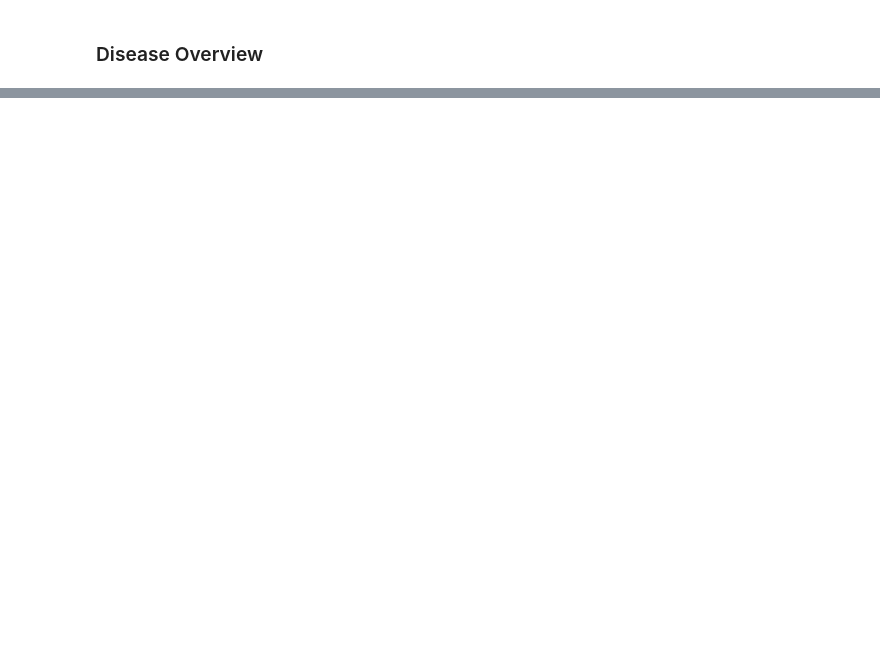
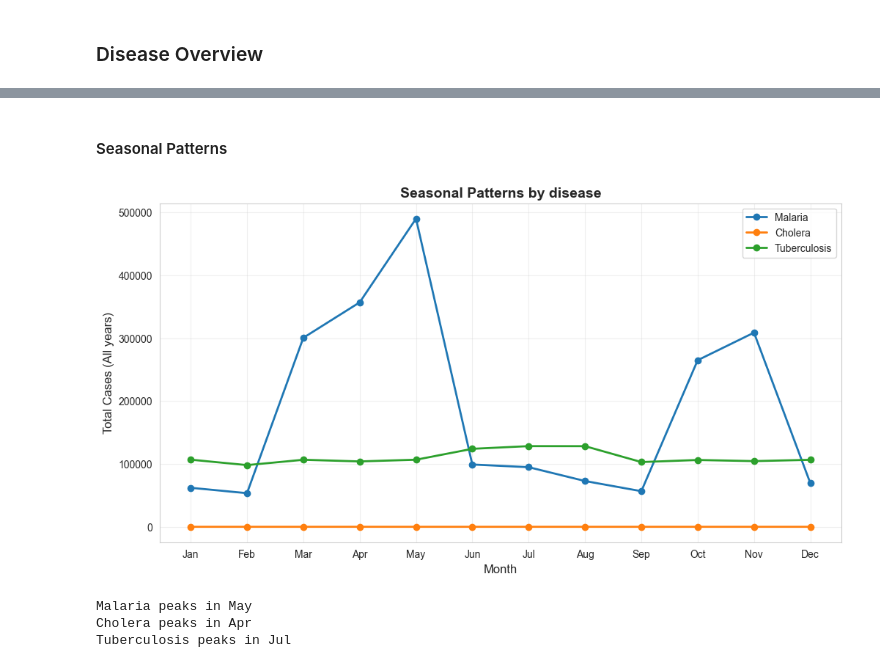
Before and after one commit to Don-Alvin/afrihealth-disease-surveillance, a Jupyter notebook: notebooks/01_exploratory_data_analysis.ipynb, the cells around one changed output, grey strips where cells are left out. Saved outputs shown, nothing was run; the diff lists cells and outputs as text; code cells hidden in the pictures; blank space fills up the shorter version.

```diff
--- a/notebooks/01_exploratory_data_analysis.ipynb
+++ b/notebooks/01_exploratory_data_analysis.ipynb
@@ -89,0 +146,38 @@ country_summary['fatality_rate_pct'] = ((country_summary['deaths'] / country_sum
+# %% [markdown]
+#### Seasonal Patterns
+# %%
+reports_geo['month'] = reports_geo['report_date'].dt.month
+seasonal = reports_geo.groupby(['month', 'disease'])['new_cases'].sum().reset_index()
+
+
+fig, ax = plt.subplots(figsize=(12, 6))
+
+countries = ['Kenya', 'Nigeria', 'South Africa']
+
+
+for disease in diseases:
+    disease_seasonal = seasonal[seasonal['disease'] == disease]
+    ax.plot(disease_seasonal['month'], disease_seasonal['new_cases'], marker='o', linewidth=2, label=disease)
+
+ax.set_xlabel('Month', fontsize=12)
+ax.set_ylabel(f'Total Cases (All years)', fontsize=12)
+ax.set_title(f'Seasonal Patterns by disease', fontsize=14, fontweight='bold')
+ax.set_xticks(range(1, 13))
+ax.set_xticklabels(['Jan', 'Feb', 'Mar', 'Apr', 'May', 'Jun',
+                    'Jul', 'Aug', 'Sep', 'Oct', 'Nov', 'Dec'])
+ax.legend()
+ax.grid(True, alpha=0.3)
+plt.savefig('../src/images/seasonal_patterns.png')
+plt.show()
+
+for disease in diseases:
+    disease_seasonal = seasonal[seasonal['disease'] == disease]
+    peak_month = disease_seasonal.loc[disease_seasonal['new_cases'].idxmax(), 'month']
+    month_names = ['', 'Jan', 'Feb', 'Mar', 'Apr', 'May', 'Jun', 'Jul', 'Aug',
+                   'Sep', 'Oct', 'Nov', 'Dec']
+    print(f"{disease} peaks in {month_names[int(peak_month)]}")
+# %% [output]
+[figure, added]
+Malaria peaks in May
+Cholera peaks in Apr
+Tuberculosis peaks in Jul
```
Also changed, not shown: parts of 7 cells of this notebook, 7 other files.
